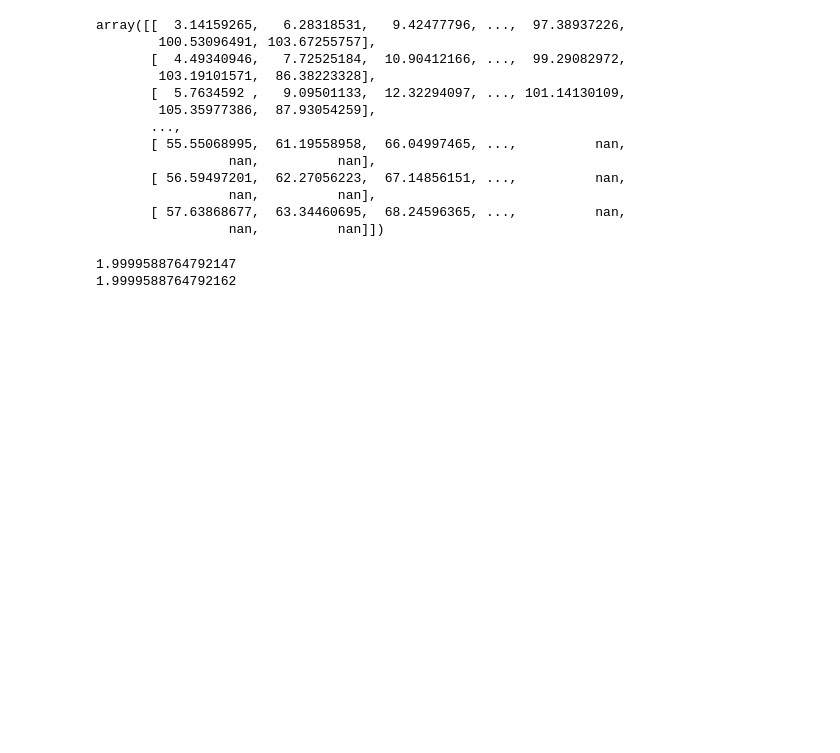
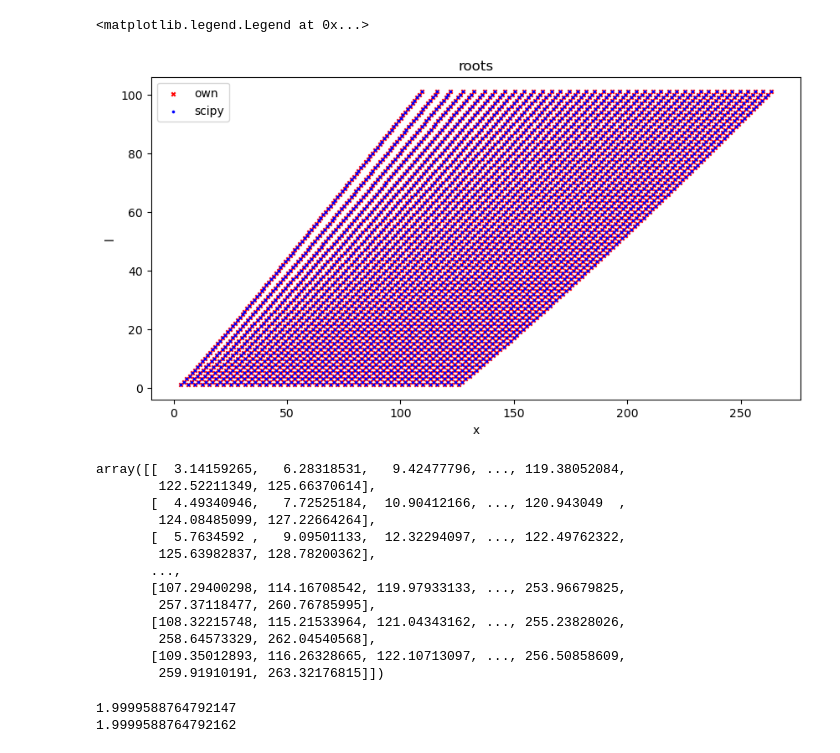
Before and after one commit to TobiLeitgeb/ComputationalPhysics_VO_code, a Jupyter notebook: main.ipynb, the cells around one changed output. Cells and saved outputs as stored; diff of their text form; code cells hidden in the pictures; blank space fills up the shorter version.

```diff
--- a/main.ipynb
+++ b/main.ipynb
@@ -24,18 +22,36 @@ for i in range(1,l_max+1):
+# %%
+n_roots = 40 # index i
+l_max = 100
+roots_li = bessel_roots(l_max, n_roots,scipy = False)
+plt.figure(figsize=(10,5))
+plot_mat = np.ones((l_max+1,n_roots))
+for i in range(l_max+1):
+    plot_mat[i,:] *= (i+1)
+
+plt.scatter(roots_li,plot_mat,marker = 'x',color = 'r',s = 10)
+plt.scatter(bessel_roots(l_max, n_roots,scipy = True),plot_mat,marker = '.',color = 'b',s = 10)
+plt.xlabel("x")
+plt.ylabel("l")
+plt.title("roots")
+plt.legend(["own","scipy"])
+# %% [output]
+<matplotlib.legend.Legend at 0x...>
+[figure, added]
 # %%
 roots_li
 # %% [output]
-array([[  3.14159265,   6.28318531,   9.42477796, ...,  97.38937226,
-        100.53096491, 103.67255757],
-       [  4.49340946,   7.72525184,  10.90412166, ...,  99.29082972,
-        103.19101571,  86.38223328],
-       [  5.7634592 ,   9.09501133,  12.32294097, ..., 101.14130109,
-        105.35977386,  87.93054259],
+array([[  3.14159265,   6.28318531,   9.42477796, ..., 119.38052084,
+        122.52211349, 125.66370614],
+       [  4.49340946,   7.72525184,  10.90412166, ..., 120.943049  ,
+        124.08485099, 127.22664264],
+       [  5.7634592 ,   9.09501133,  12.32294097, ..., 122.49762322,
+        125.63982837, 128.78200362],
        ...,
-       [ 55.55068995,  61.19558958,  66.04997465, ...,          nan,
-                 nan,          nan],
-       [ 56.59497201,  62.27056223,  67.14856151, ...,          nan,
-                 nan,          nan],
-       [ 57.63868677,  63.34460695,  68.24596365, ...,          nan,
-                 nan,          nan]])
+       [107.29400298, 114.16708542, 119.97933133, ..., 253.96679825,
+        257.37118477, 260.76785995],
+       [108.32215748, 115.21533964, 121.04343162, ..., 255.23828026,
+        258.64573329, 262.04540568],
+       [109.35012893, 116.26328665, 122.10713097, ..., 256.50858609,
+        259.91910191, 263.32176815]])
 # %%
 # R = 10 fm
```
Also changed, not shown: parts of 16 cells of this notebook.
